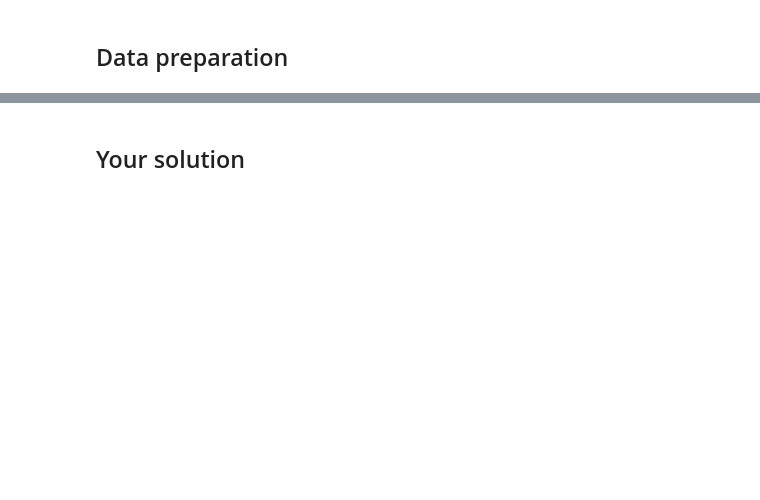
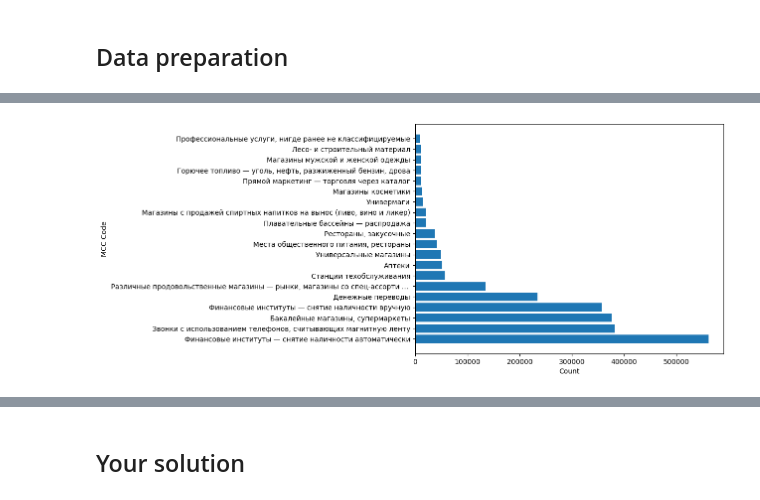
Before and after one commit to LogicZMaksimka/ml-course-gender-prediction, a Jupyter notebook: gender_prediction.ipynb, the cells around one changed output, grey strips where cells are left out. Cells and saved outputs as stored; diff of their text form; code cells hidden in the pictures; blank space fills up the shorter version.

```diff
--- a/gender_prediction.ipynb
+++ b/gender_prediction.ipynb
@@ -51,0 +130,7 @@ X_train.shape, y_train.shape, X_val.shape, y_val.shape, X_test.shape, y_test.sha
+# %%
+plot_top_counts(
+    series=train_df.mcc_code_desc.apply(lambda x: x[:70] if len(x) < 70 else x[:70] + " ... "),
+    ylabel="MCC Code"
+)
+# %% [output]
+[figure, added]
```
Also changed, not shown: parts of 25 cells of this notebook, 3 other files.
